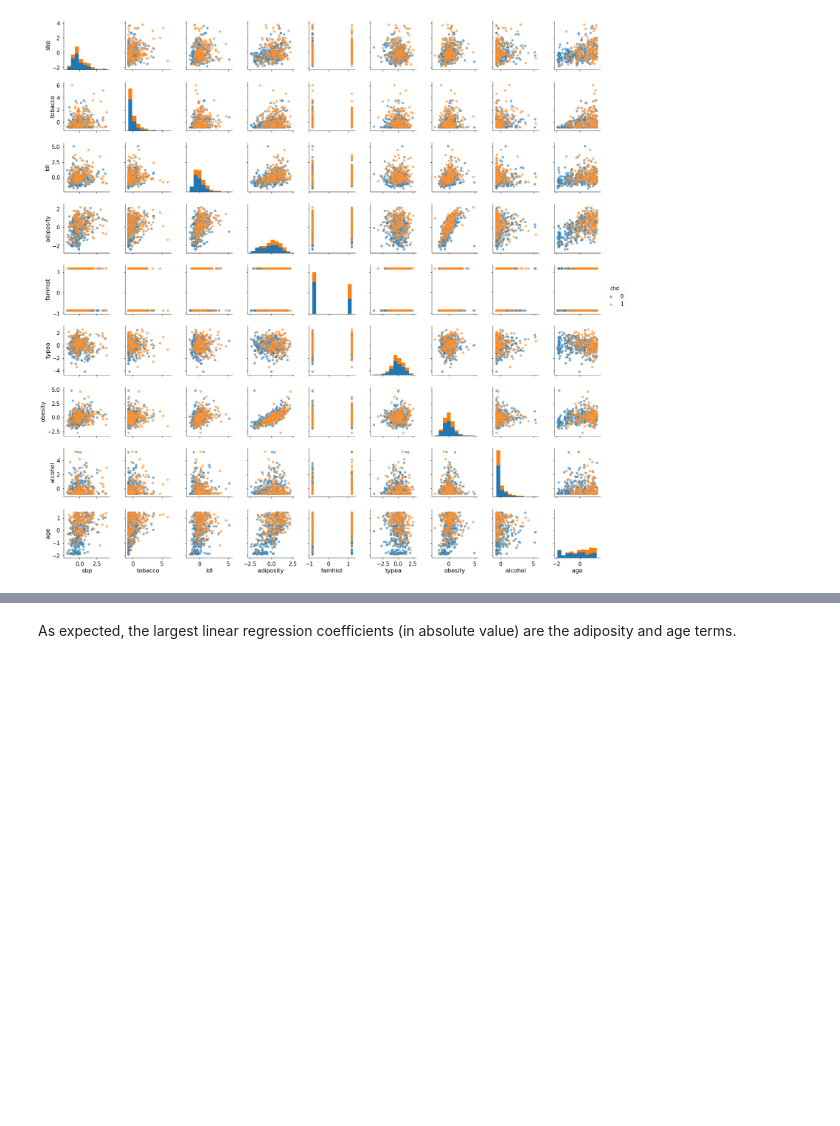
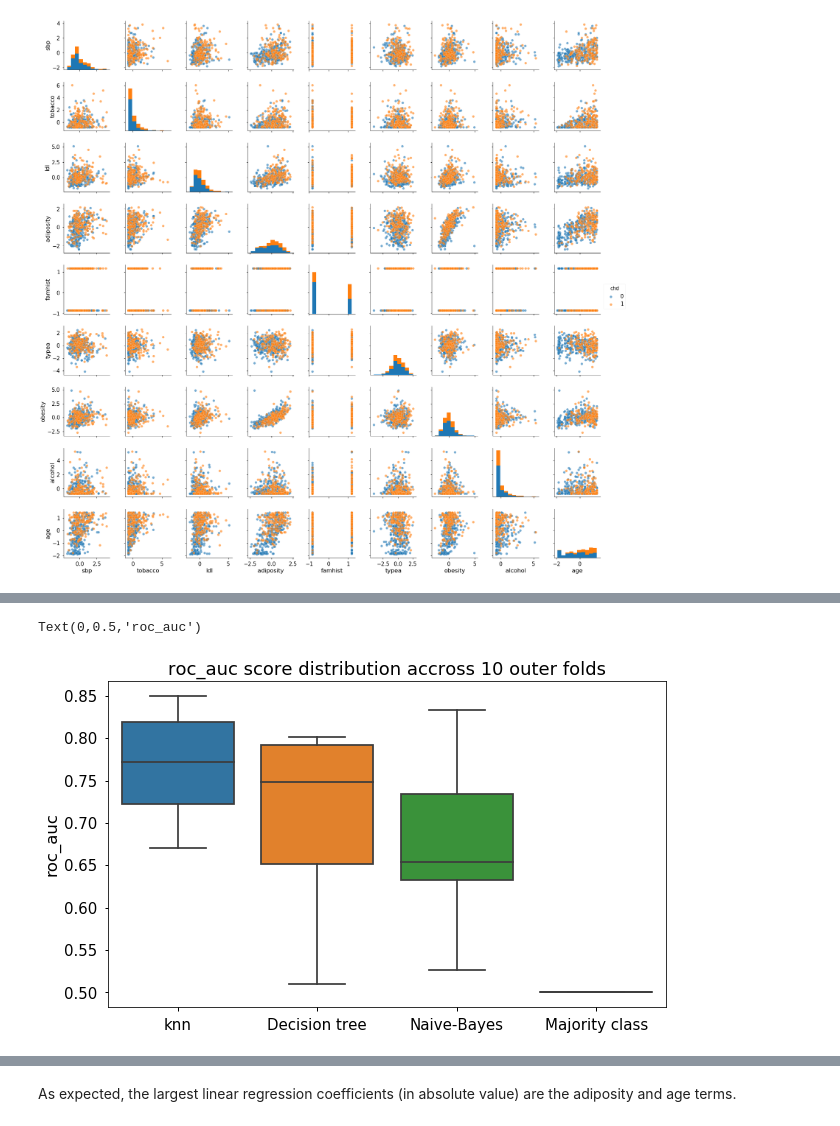
Before and after one commit to benbenasque/machine_learning_tutorials, a Jupyter notebook: machine_learning_exercise.ipynb, the cells around one changed output, grey strips where cells are left out. Cells and saved outputs as stored; diff of their text form; code cells hidden in the pictures; blank space fills up the shorter version.

Commit message:
major linear model update

```diff
--- a/machine_learning_exercise.ipynb
+++ b/machine_learning_exercise.ipynb
@@ -336 +493,6 @@ We use the AUC score (roc_auc in python), to assess performance since our proble
+# %%
+attribute_class = [col for col in data.columns if col not in ['row.names', 'chd']]
+
+y_c = data['chd']
+X_c = data[attribute_class]
 # %% [markdown]
@@ -625,0 +671,25 @@ X_lr_model.head()
+# %%
+select_cols = [col for col in df_X.columns if col != 'famhist']
+
+bin_cont = [('select', FilterExtractor(items=select_cols)),
+            ('scale', StandardScaler()),
+            ('transform', FunctionTransformer(func=bin_digitize))]
+
+bin_disc = [('select', FilterExtractor(items=['famhist'])),
+            ('scale', StandardScaler()),
+            ('transform', FunctionTransformer(func=bin_digitize, kw_args={'bins':2}))]
+
+pipe1 = Pipeline(bin_cont)
+pipe2 = Pipeline(bin_disc)
+preprocess = FeatureUnion([('cont_attr', pipe1), ('disc_attr', pipe2)])
+
+pipe_nb = Pipeline([('preprocess', preprocess),('nb', MultinomialNB())])
+
+param_grid_nb = {'nb__alpha' : np.array([0.5, 0.75, 1]),
+                 'preprocess__cont_attr__transform__kw_args' : mapping_list(np.arange(20,60,10))}
+
+grid_nb = GridSearchCV(pipe_nb, param_grid_nb, scoring='roc_auc', cv=inner_cv)
+nested_scores_nb = cross_val_score(grid_nb, X=X_c, y=y_c, scoring='roc_auc', cv=outer_cv)
+
+print('Naive Bayes generalization roc_auc estimate: {0}'.format(np.round(nested_scores_nb.mean(),3)))
+print('std of Naive Bayes generalization roc_auc: {0}'.format(np.round(nested_scores_nb.std(),3)))
@@ -625,0 +702,9 @@ X_lr_model.head()
+# %%
+scores = [nested_scores_knn, nested_scores_dt, nested_scores_nb, auc_mc]
+fold_columns = ['fold{0}'.format(i) for i in np.arange(1,11)]
+classifier_df = pd.DataFrame(scores,
+                             columns=fold_columns,
+                             index=['knn', 'Decision tree', 'Naive-Bayes', 'Majority class'])
+classifier_df['mean'] = classifier_df.mean(axis=1)
+classifier_df['std'] = classifier_df.std(axis=1)
+classifier_df
@@ -625,0 +717,8 @@ X_lr_model.head()
+# %%
+plt.figure(figsize=(10,6))
+ax = sns.boxplot(data=classifier_df[classifier_df.columns[:-2]].T)
+ax.set_title('roc_auc score distribution accross {} outer folds'.format(K))
+ax.set_ylabel('roc_auc')
+# %% [output]
+Text(0,0.5,'roc_auc')
+[figure, added]
```
Also changed, not shown: parts of 88 cells of this notebook.
